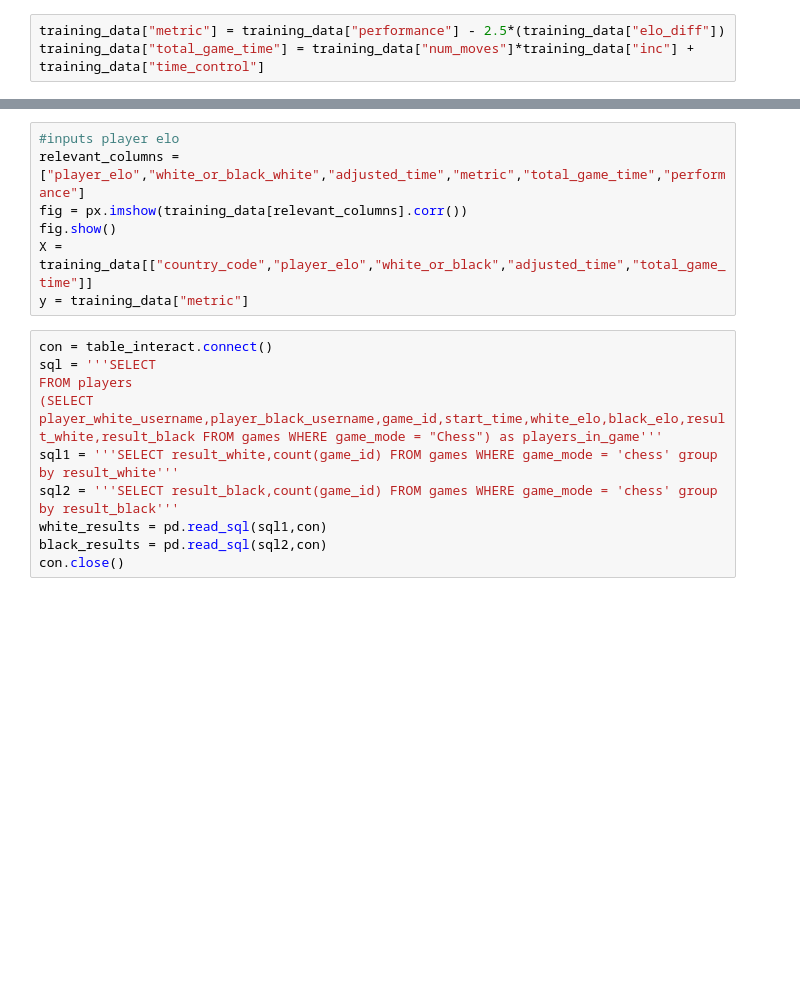
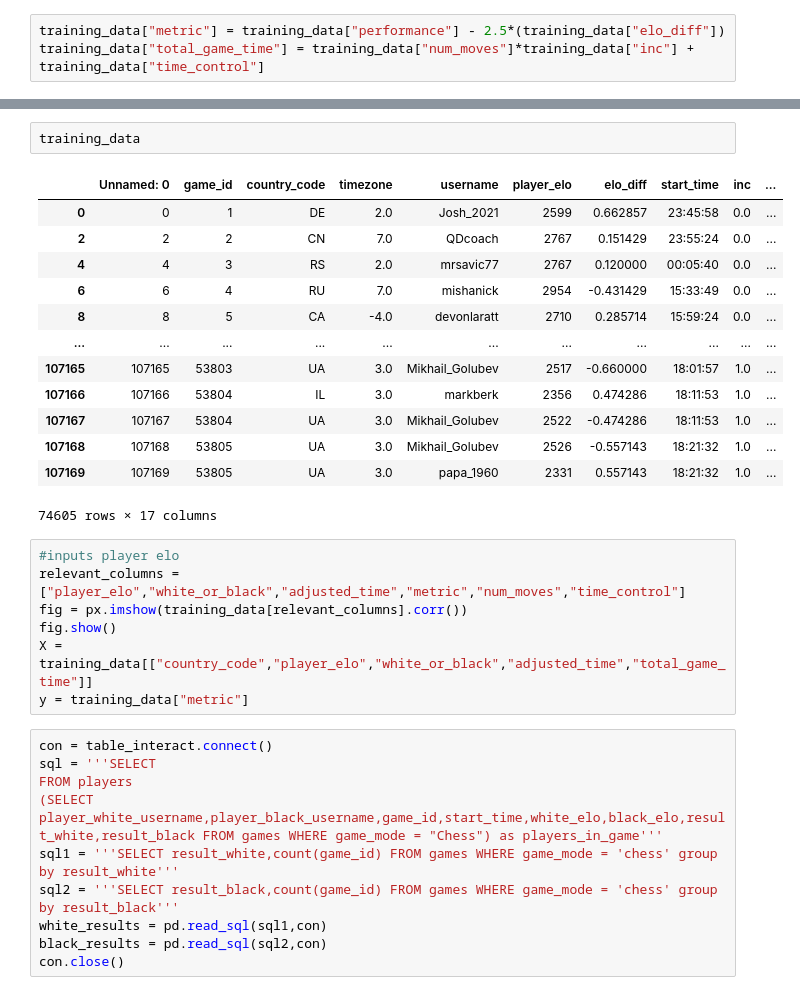
Before and after one commit to HusseinRizkana/ChessScraper, a Jupyter notebook: Data_cleansing.ipynb, the cells around one changed output, grey strips where cells are left out. Saved outputs shown, nothing was run; the diff lists cells and outputs as text; blank space fills up the shorter version.

```diff
--- a/Data_cleansing.ipynb
+++ b/Data_cleansing.ipynb
@@ -372,6 +370,22 @@ training_data["elo_diff"].hist()
+# %%
+training_data
+# %% [output]
+|  | Unnamed: 0 | game_id | country_code | timezone | username | player_elo | elo_diff | start_time | inc | ... |
+| 0 | 0 | 1 | DE | 2.0 | Josh_2021 | 2599 | 0.662857 | 23:45:58 | 0.0 | ... |
+| 2 | 2 | 2 | CN | 7.0 | QDcoach | 2767 | 0.151429 | 23:55:24 | 0.0 | ... |
+| 4 | 4 | 3 | RS | 2.0 | mrsavic77 | 2767 | 0.120000 | 00:05:40 | 0.0 | ... |
+| 6 | 6 | 4 | RU | 7.0 | mishanick | 2954 | -0.431429 | 15:33:49 | 0.0 | ... |
+| 8 | 8 | 5 | CA | -4.0 | devonlaratt | 2710 | 0.285714 | 15:59:24 | 0.0 | ... |
+| ... | ... | ... | ... | ... | ... | ... | ... | ... | ... | ... |
+| 107165 | 107165 | 53803 | UA | 3.0 | Mikhail_Golubev | 2517 | -0.660000 | 18:01:57 | 1.0 | ... |
+| 107166 | 107166 | 53804 | IL | 3.0 | markberk | 2356 | 0.474286 | 18:11:53 | 1.0 | ... |
+| 107167 | 107167 | 53804 | UA | 3.0 | Mikhail_Golubev | 2522 | -0.474286 | 18:11:53 | 1.0 | ... |
+| 107168 | 107168 | 53805 | UA | 3.0 | Mikhail_Golubev | 2526 | -0.557143 | 18:21:32 | 1.0 | ... |
+| 107169 | 107169 | 53805 | UA | 3.0 | papa_1960 | 2331 | 0.557143 | 18:21:32 | 1.0 | ... |
+74605 rows × 17 columns
 # %%
 #inputs player elo
-relevant_columns = ["player_elo","white_or_black_white","adjusted_time","metric","total_game_time","performance"]
+relevant_columns = ["player_elo","white_or_black","adjusted_time","metric","num_moves","time_control"]
 fig = px.imshow(training_data[relevant_columns].corr())
 fig.show()
 X = training_data[["country_code","player_elo","white_or_black","adjusted_time","total_game_time"]]
```
Also changed, not shown: parts of 18 cells of this notebook, 1 other file.
